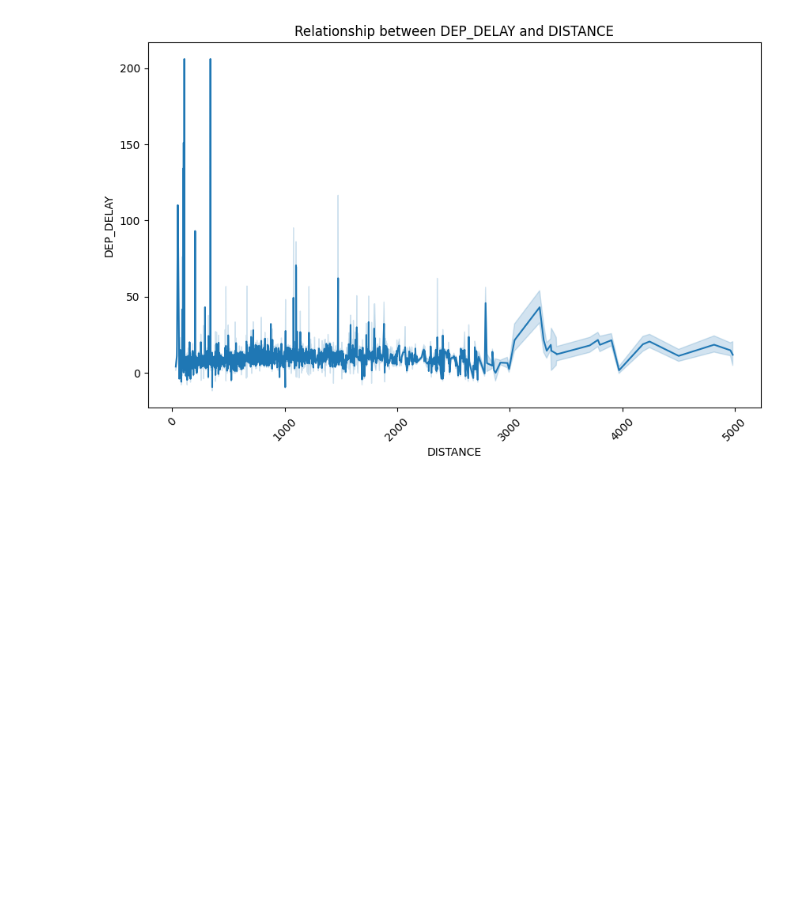
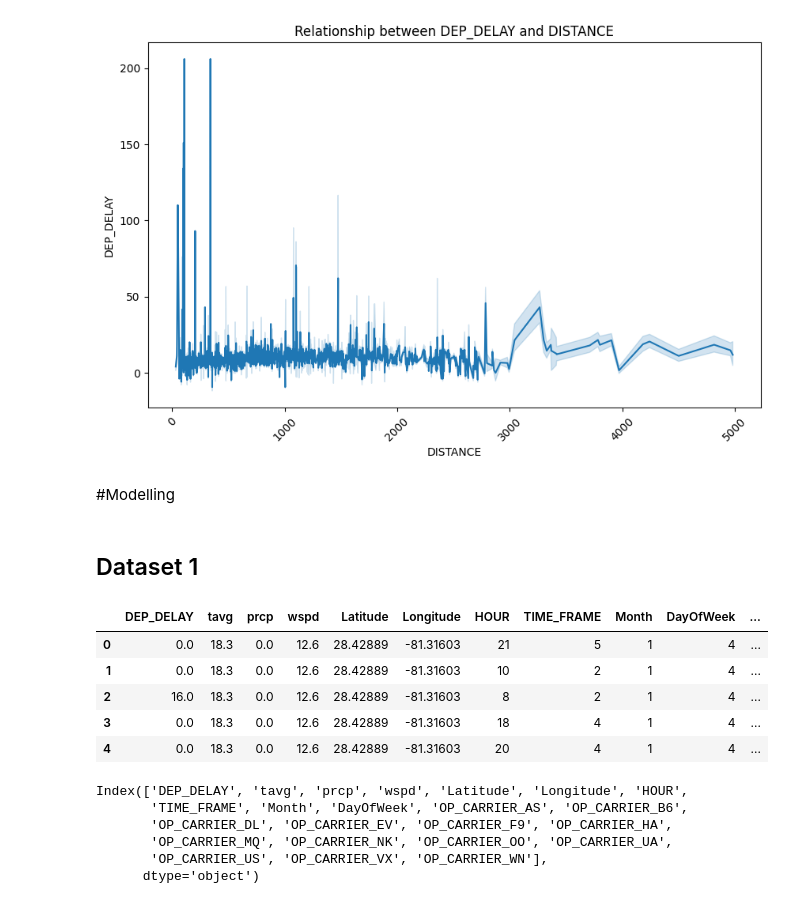
Before and after one commit to sk2003hw/Airline_Delay_and_Cancellation_Analysis, a Jupyter notebook: MATH509.ipynb, the cells around one changed output. Drawn from its saved outputs; the diff is of its cells as text; code cells hidden in the pictures; blank space fills up the shorter version.

```diff
--- a/MATH509.ipynb
+++ b/MATH509.ipynb
@@ -733,3 +733,16 @@ for feature in features:
 [figure]
 [figure]
 [figure]
+# %% [markdown]
+#Modelling
+# %%
+import pandas as pd
+import matplotlib.pyplot as plt
+from sklearn.model_selection import train_test_split
+from sklearn.linear_model import LinearRegression, Lasso, Ridge
+from sklearn.tree import DecisionTreeRegressor
+from sklearn.ensemble import RandomForestRegressor, GradientBoostingRegressor
+from xgboost import XGBRegressor
+from sklearn.model_selection import GridSearchCV
+from sklearn.metrics import mean_squared_error, r2_score
+pd.set_option('display.max_columns', None)
@@ -735,0 +802,21 @@ for feature in features:
+# %% [markdown]
+## Dataset 1
+# %%
+data = pd.read_csv("/content/drive/MyDrive/Colab Notebooks/df_final1.csv")
+data.head()
+# %% [output]
+|  | DEP_DELAY | tavg | prcp | wspd | Latitude | Longitude | HOUR | TIME_FRAME | Month | DayOfWeek | ... |
+| 0 | 0.0 | 18.3 | 0.0 | 12.6 | 28.42889 | -81.31603 | 21 | 5 | 1 | 4 | ... |
+| 1 | 0.0 | 18.3 | 0.0 | 12.6 | 28.42889 | -81.31603 | 10 | 2 | 1 | 4 | ... |
+| 2 | 16.0 | 18.3 | 0.0 | 12.6 | 28.42889 | -81.31603 | 8 | 2 | 1 | 4 | ... |
+| 3 | 0.0 | 18.3 | 0.0 | 12.6 | 28.42889 | -81.31603 | 18 | 4 | 1 | 4 | ... |
+| 4 | 0.0 | 18.3 | 0.0 | 12.6 | 28.42889 | -81.31603 | 20 | 4 | 1 | 4 | ... |
+# %%
+data.columns
+# %% [output]
+Index(['DEP_DELAY', 'tavg', 'prcp', 'wspd', 'Latitude', 'Longitude', 'HOUR',
+       'TIME_FRAME', 'Month', 'DayOfWeek', 'OP_CARRIER_AS', 'OP_CARRIER_B6',
+       'OP_CARRIER_DL', 'OP_CARRIER_EV', 'OP_CARRIER_F9', 'OP_CARRIER_HA',
+       'OP_CARRIER_MQ', 'OP_CARRIER_NK', 'OP_CARRIER_OO', 'OP_CARRIER_UA',
+       'OP_CARRIER_US', 'OP_CARRIER_VX', 'OP_CARRIER_WN'],
+      dtype='object')
```
Also changed, not shown: parts of 16 cells of this notebook.
